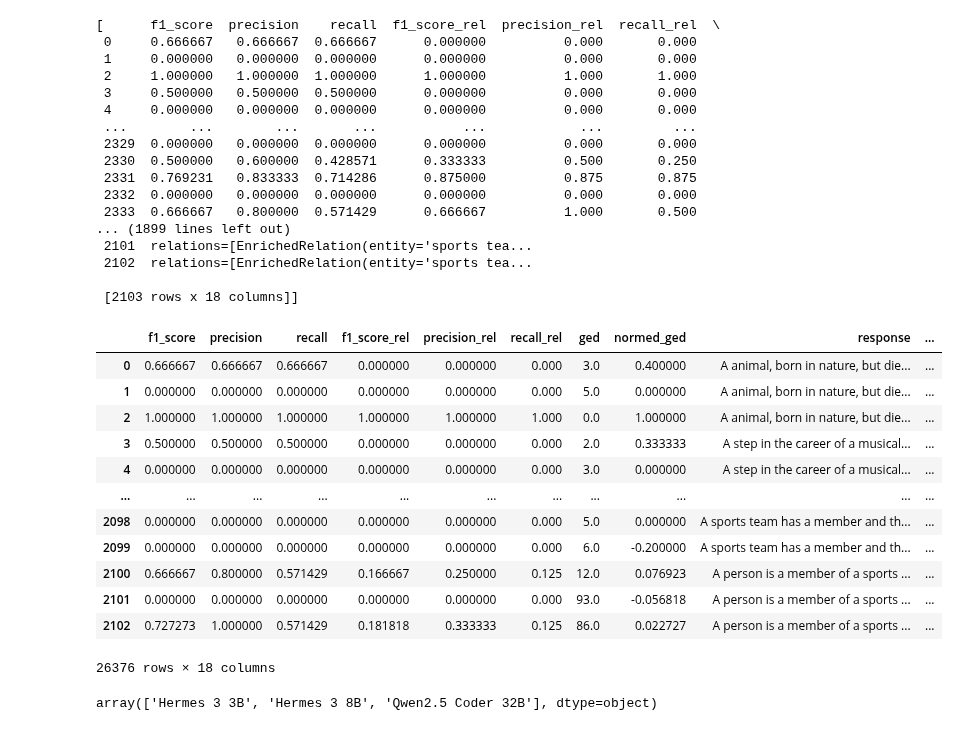
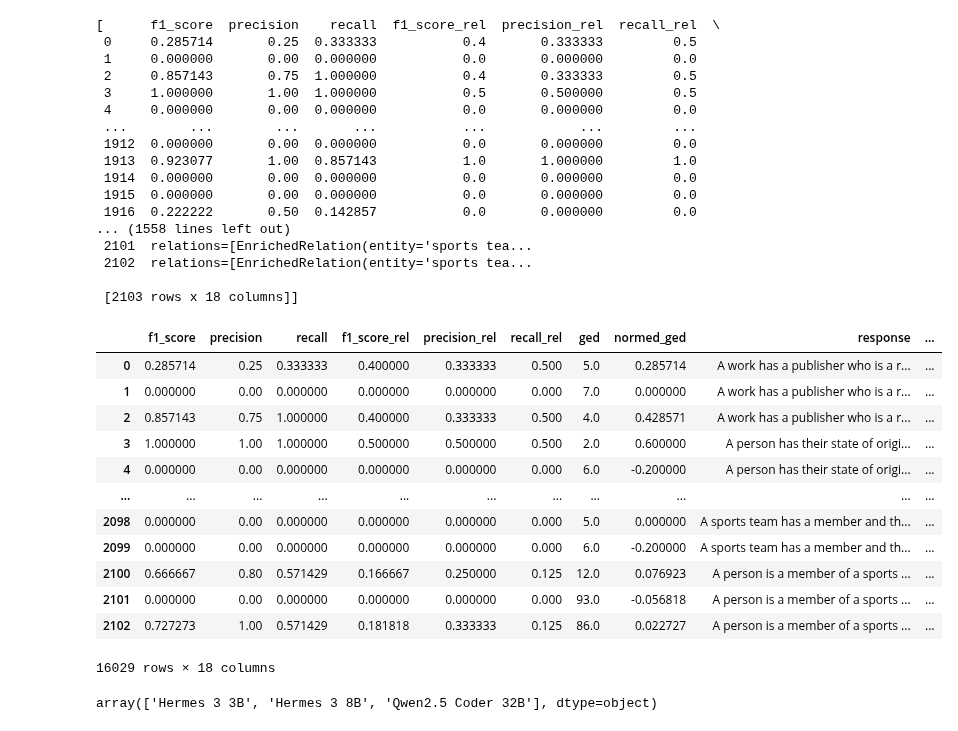
Before and after one commit to hereditary-eu/OnSET, a Jupyter notebook: exploration/querying/result-parse.ipynb, the cells around one changed output. Drawn from its saved outputs; the diff is of its cells as text; code cells hidden in the pictures.

```diff
--- a/exploration/querying/result-parse.ipynb
+++ b/exploration/querying/result-parse.ipynb
@@ -6,7 +7,7 @@ import querygen as qg
 
 import scipy.stats as stats
 # %%
-files = glob.glob("results/*.csv")
+files = glob.glob("results_new_examples/*.csv")
 dfs = [pd.read_csv(f, index_col=0) for f in files]
 files
 # %% [output]
@@ -31,18 +32,18 @@ files
 dfs
 # %% [output]
 [      f1_score  precision    recall  f1_score_rel  precision_rel  recall_rel  \
- 0     0.666667   0.666667  0.666667      0.000000          0.000       0.000
- 1     0.000000   0.000000  0.000000      0.000000          0.000       0.000
- 2     1.000000   1.000000  1.000000      1.000000          1.000       1.000
- 3     0.500000   0.500000  0.500000      0.000000          0.000       0.000
- 4     0.000000   0.000000  0.000000      0.000000          0.000       0.000
+ 0     0.285714       0.25  0.333333           0.4       0.333333         0.5
+ 1     0.000000       0.00  0.000000           0.0       0.000000         0.0
+ 2     0.857143       0.75  1.000000           0.4       0.333333         0.5
+ 3     1.000000       1.00  1.000000           0.5       0.500000         0.5
+ 4     0.000000       0.00  0.000000           0.0       0.000000         0.0
  ...        ...        ...       ...           ...            ...         ...
- 2329  0.000000   0.000000  0.000000      0.000000          0.000       0.000
- 2330  0.500000   0.600000  0.428571      0.333333          0.500       0.250
- 2331  0.769231   0.833333  0.714286      0.875000          0.875       0.875
- 2332  0.000000   0.000000  0.000000      0.000000          0.000       0.000
- 2333  0.666667   0.800000  0.571429      0.666667          1.000       0.500
-... (1899 lines left out)
+ 1912  0.000000       0.00  0.000000           0.0       0.000000         0.0
+ 1913  0.923077       1.00  0.857143           1.0       1.000000         1.0
+ 1914  0.000000       0.00  0.000000           0.0       0.000000         0.0
+ 1915  0.000000       0.00  0.000000           0.0       0.000000         0.0
+ 1916  0.222222       0.50  0.142857           0.0       0.000000         0.0
+... (1558 lines left out)
  2101  relations=[EnrichedRelation(entity='sports tea...
  2102  relations=[EnrichedRelation(entity='sports tea...
 
@@ -78,32 +79,32 @@ chosen_models = [
 # %%
 dfs_model_clean = []
 for f, df in zip(files, dfs):
     # data=re.findall(r"results/eval_results_(\w+)_.*", f)[0]
     # prompt_type=re.findall(r"results/eval_results_(\w+)_.*", f)[0]
-    model = re.findall(r"results/eval_results_\w+_(.+)\.csv", f)[0]
+    model = re.findall(r"eval_results_\w+_(.+)\.csv", f)[0]
     # df['prompt_type'] = prompt_type
     df["model"] = model.replace("_", " ").replace("-", " ")
     df["model"] = df["model"].apply(
         lambda x: next((v for k, v in model_map.items() if x.startswith(k)), x)
     )
     df = df[df["model"].isin(chosen_models)]
     dfs_model_clean.append(df)
 df = pd.concat(dfs_model_clean)
 df
 # %% [output]
 |  | f1_score | precision | recall | f1_score_rel | precision_rel | recall_rel | ged | normed_ged | response | ... |
-| 0 | 0.666667 | 0.666667 | 0.666667 | 0.000000 | 0.000000 | 0.000 | 3.0 | 0.400000 | A animal, born in nature, but die... | ... |
-| 1 | 0.000000 | 0.000000 | 0.000000 | 0.000000 | 0.000000 | 0.000 | 5.0 | 0.000000 | A animal, born in nature, but die... | ... |
-| 2 | 1.000000 | 1.000000 | 1.000000 | 1.000000 | 1.000000 | 1.000 | 0.0 | 1.000000 | A animal, born in nature, but die... | ... |
-| 3 | 0.500000 | 0.500000 | 0.500000 | 0.000000 | 0.000000 | 0.000 | 2.0 | 0.333333 | A step in the career of a musical... | ... |
-| 4 | 0.000000 | 0.000000 | 0.000000 | 0.000000 | 0.000000 | 0.000 | 3.0 | 0.000000 | A step in the career of a musical... | ... |
+| 0 | 0.285714 | 0.25 | 0.333333 | 0.400000 | 0.333333 | 0.500 | 5.0 | 0.285714 | A work has a publisher who is a r... | ... |
+| 1 | 0.000000 | 0.00 | 0.000000 | 0.000000 | 0.000000 | 0.000 | 7.0 | 0.000000 | A work has a publisher who is a r... | ... |
+| 2 | 0.857143 | 0.75 | 1.000000 | 0.400000 | 0.333333 | 0.500 | 4.0 | 0.428571 | A work has a publisher who is a r... | ... |
+| 3 | 1.000000 | 1.00 | 1.000000 | 0.500000 | 0.500000 | 0.500 | 2.0 | 0.600000 | A person has their state of origi... | ... |
+| 4 | 0.000000 | 0.00 | 0.000000 | 0.000000 | 0.000000 | 0.000 | 6.0 | -0.200000 | A person has their state of origi... | ... |
 | ... | ... | ... | ... | ... | ... | ... | ... | ... | ... | ... |
-| 2098 | 0.000000 | 0.000000 | 0.000000 | 0.000000 | 0.000000 | 0.000 | 5.0 | 0.000000 | A sports team has a member and th... | ... |
-| 2099 | 0.000000 | 0.000000 | 0.000000 | 0.000000 | 0.000000 | 0.000 | 6.0 | -0.200000 | A sports team has a member and th... | ... |
-| 2100 | 0.666667 | 0.800000 | 0.571429 | 0.166667 | 0.250000 | 0.125 | 12.0 | 0.076923 | A person is a member of a sports ... | ... |
-| 2101 | 0.000000 | 0.000000 | 0.000000 | 0.000000 | 0.000000 | 0.000 | 93.0 | -0.056818 | A person is a member of a sports ... | ... |
-| 2102 | 0.727273 | 1.000000 | 0.571429 | 0.181818 | 0.333333 | 0.125 | 86.0 | 0.022727 | A person is a member of a sports ... | ... |
+| 2098 | 0.000000 | 0.00 | 0.000000 | 0.000000 | 0.000000 | 0.000 | 5.0 | 0.000000 | A sports team has a member and th... | ... |
+| 2099 | 0.000000 | 0.00 | 0.000000 | 0.000000 | 0.000000 | 0.000 | 6.0 | -0.200000 | A sports team has a member and th... | ... |
+| 2100 | 0.666667 | 0.80 | 0.571429 | 0.166667 | 0.250000 | 0.125 | 12.0 | 0.076923 | A person is a member of a sports ... | ... |
+| 2101 | 0.000000 | 0.00 | 0.000000 | 0.000000 | 0.000000 | 0.000 | 93.0 | -0.056818 | A person is a member of a sports ... | ... |
+| 2102 | 0.727273 | 1.00 | 0.571429 | 0.181818 | 0.333333 | 0.125 | 86.0 | 0.022727 | A person is a member of a sports ... | ... |
-26376 rows × 18 columns
+16029 rows × 18 columns
 # %%
 df['n_nodes']= df['n_nodes'].astype(int)
 # %%
```
Also changed, not shown: parts of 16 cells of this notebook, 22 other files.
